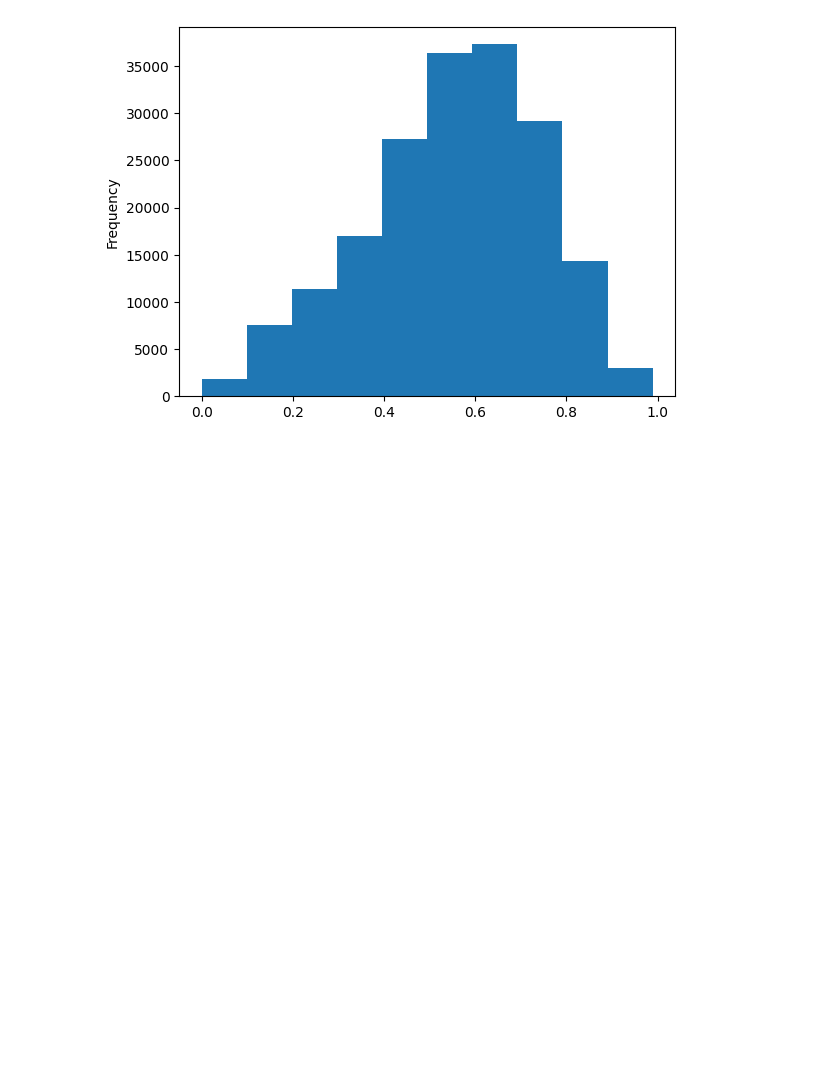
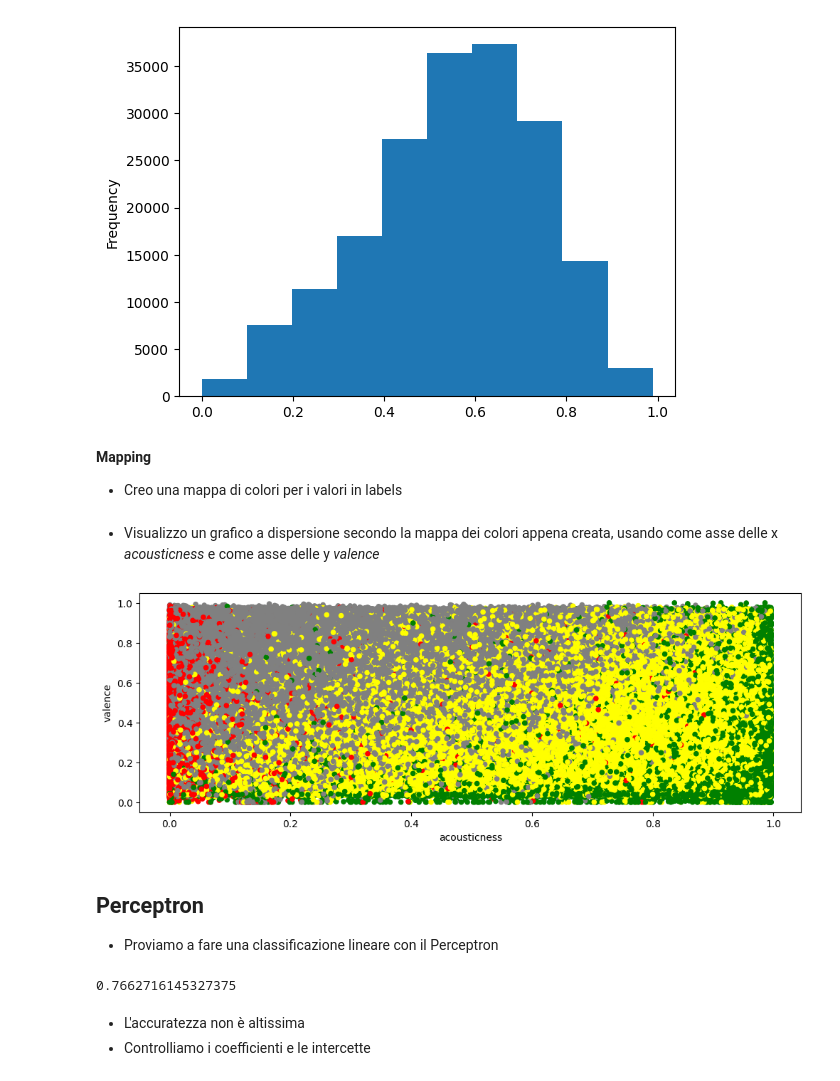
Before and after one commit to Corstor/DataIntensive_Progetto, a Jupyter notebook: progetto.ipynb, the cells around one changed output. Drawn from its saved outputs; the diff is of its cells as text; code cells hidden in the pictures; blank space fills up the shorter version.

Commit message:
End of perceptron classification

```diff
--- a/progetto.ipynb
+++ b/progetto.ipynb
@@ -122,3 +122,27 @@ songs.pivot(columns="labels")["danceability"].plot.hist(bins=20, stacked=True, f
 X_train["danceability"].plot.hist();
 # %% [output]
 [figure]
+# %% [markdown]
+**Mapping**
+
+- Creo una mappa di colori per i valori in labels
+# %%
+colors_map = {
+    0 : "yellow",
+    1 : "gray",
+    2 : "red",
+    3 : "green"
+}
+# %%
+colors_train = y_train.map(colors_map)
+colors_val = y_val.map(colors_map)
+# %% [markdown]
+- Visualizzo un grafico a dispersione secondo la mappa dei colori appena creata, usando come asse delle x *acousticness* e come asse delle y *valence*
+# %%
+X_train.plot.scatter("acousticness", "valence", c=colors_train, figsize=(12,4));
+# %% [output]
+[figure, added]
+# %% [markdown]
+## Perceptron
+
+- Proviamo a fare una classificazione lineare con il Perceptron
@@ -124,0 +153,14 @@ X_train["danceability"].plot.hist();
+# %%
+model = Pipeline([
+    ("scale", StandardScaler()),
+    ("perc", Perceptron(random_state=23))
+])
+
+model.fit(X_train, y_train)
+
+model.score(X_val, y_val)
+# %% [output]
+0.7662716145327375
+# %% [markdown]
+- L'accuratezza non è altissima
+- Controlliamo i coefficienti e le intercette
```
Also changed, not shown: parts of 21 cells of this notebook.
